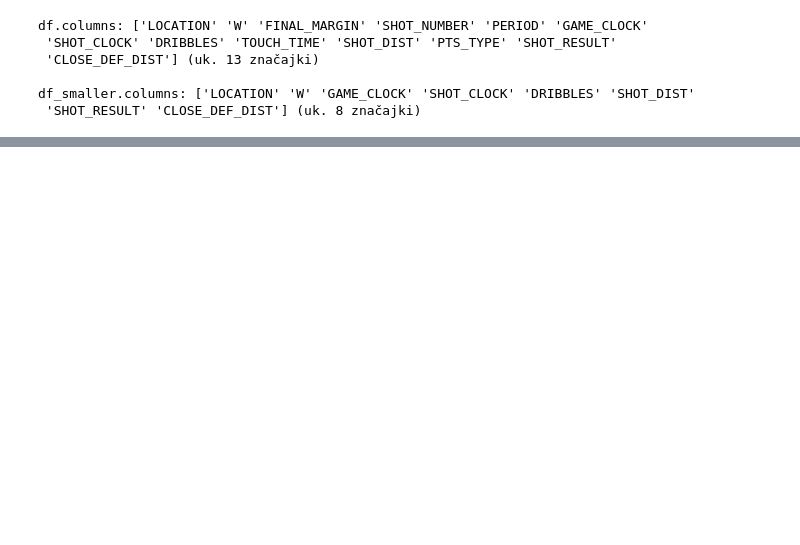
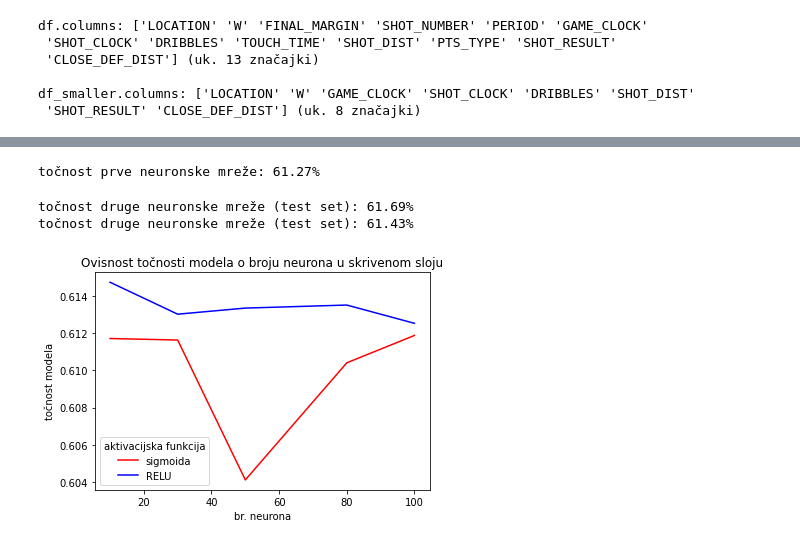
Before and after one commit to anasutalo/projekt_nba, a Jupyter notebook: predicting_nba_shots.ipynb, the cells around one changed output, grey strips where cells are left out. Saved outputs shown, nothing was run; the diff lists cells and outputs as text; code cells hidden in the pictures; blank space fills up the shorter version.

```diff
--- a/predicting_nba_shots.ipynb
+++ b/predicting_nba_shots.ipynb
@@ -404,0 +519,46 @@ lr_df.head()
+# %%
+from sklearn.neural_network import MLPClassifier
+
+# prva mreza
+model = MLPClassifier(hidden_layer_sizes=(50,), activation='logistic')
+model.fit(lr_smaller_train, y_smaller_train)
+acc = model.score(lr_smaller_test, y_smaller_test)
+print(f'točnost prve neuronske mreže: {acc*100:.2f}%')
+# %% [output]
+točnost prve neuronske mreže: 61.27%
+# %%
+# druga mreza
+model = MLPClassifier(hidden_layer_sizes=(50,), activation='relu')
+model.fit(lr_smaller_train, y_smaller_train)
+acc = model.score(lr_smaller_train, y_smaller_train)
+print(f'točnost druge neuronske mreže (test set): {acc*100:.2f}%')
+acc = model.score(lr_smaller_test, y_smaller_test)
+print(f'točnost druge neuronske mreže (test set): {acc*100:.2f}%')
+# %% [output]
+točnost druge neuronske mreže (test set): 61.69%
+točnost druge neuronske mreže (test set): 61.43%
+# %%
+acc_log = []
+acc_relu = []
+
+for n in [10, 30, 50, 80, 100]:
+    # prva mreza
+    model = MLPClassifier(hidden_layer_sizes=(n,), activation='logistic')
+    model.fit(lr_smaller_train, y_smaller_train)
+    acc_log.append(model.score(lr_smaller_test, y_smaller_test))
+
+    # druga mreza
+    model = MLPClassifier(hidden_layer_sizes=(50,), activation='relu')
+    model.fit(lr_smaller_train, y_smaller_train)
+    acc_relu.append(model.score(lr_smaller_test, y_smaller_test))
+# %%
+x = [10,30,50,80,100]
+plt.plot(x, acc_log, 'r', label='sigmoida')
+plt.plot(x, acc_relu, 'b', label='RELU')
+plt.title('Ovisnost točnosti modela o broju neurona u skrivenom sloju')
+plt.legend(title='aktivacijska funkcija')
+plt.xlabel('br. neurona')
+plt.ylabel('točnost modela')
+plt.show()
+# %% [output]
+[figure, added]
```
Also changed, not shown: parts of 25 cells of this notebook.
